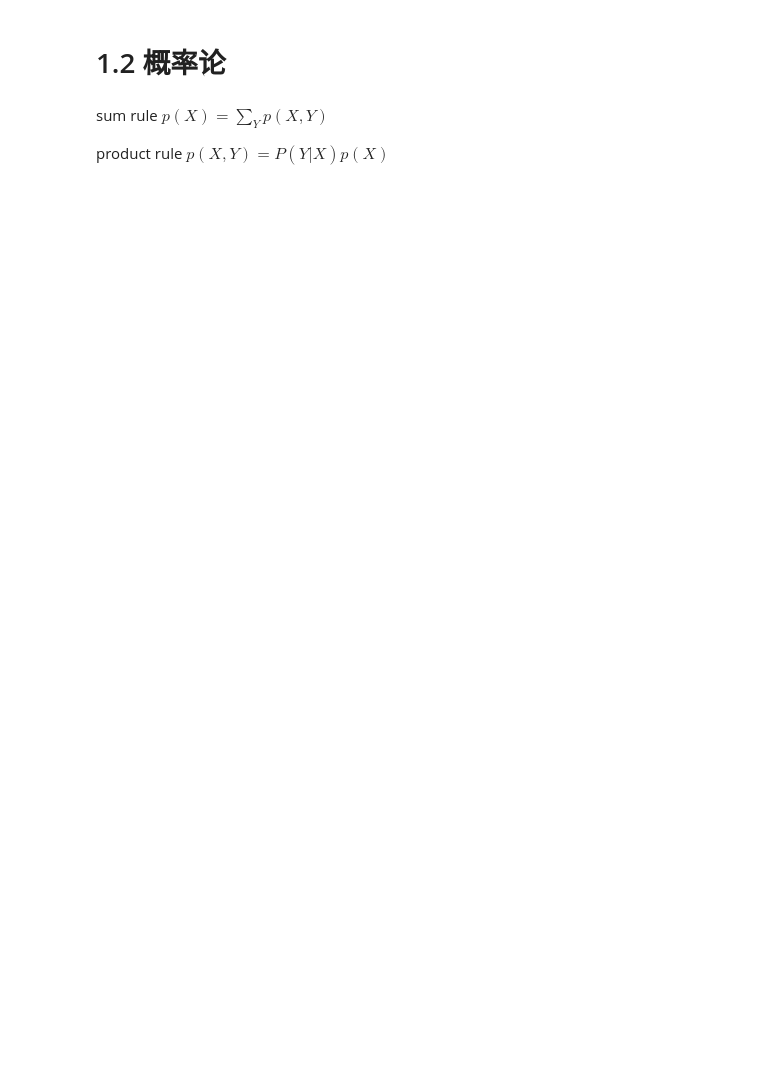
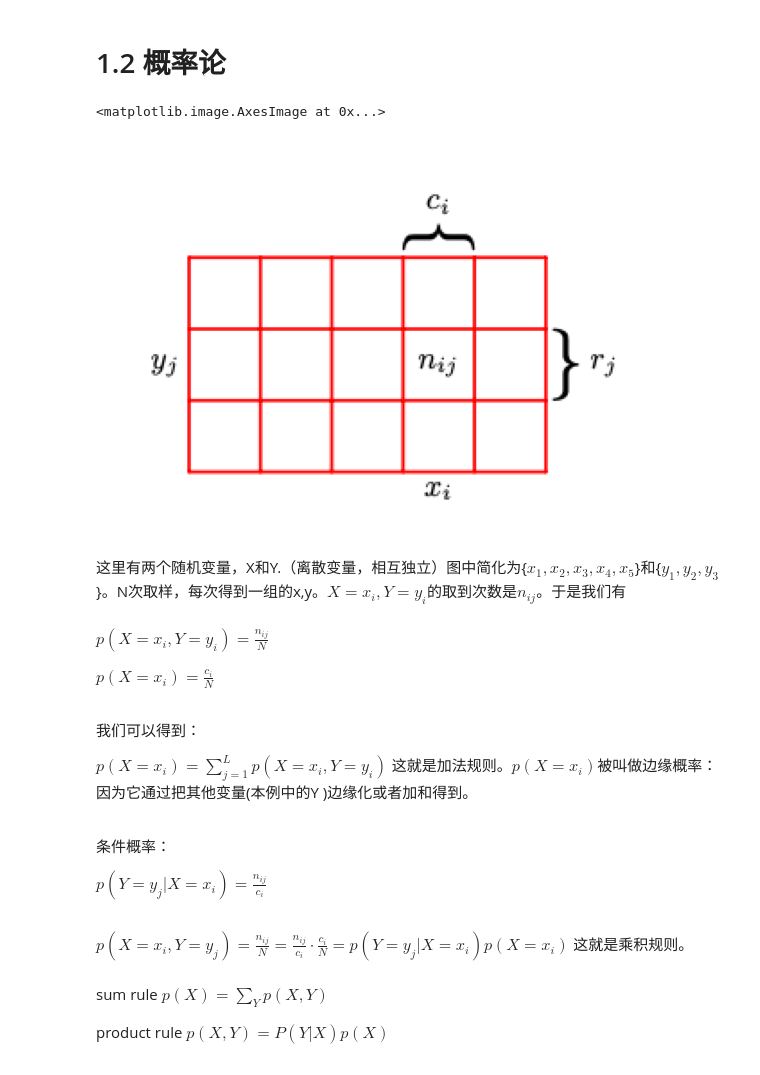
Before and after one commit to jiangyiqun233/PRML_learning, a Jupyter notebook: PRML_formula/1.绪论.ipynb, the cells around one changed output. Cells and saved outputs as stored; diff of their text form; code cells hidden in the pictures; blank space fills up the shorter version.

```diff
--- a/PRML_formula/1.绪论.ipynb
+++ b/PRML_formula/1.绪论.ipynb
@@ -140,5 +137,29 @@ plt.show()
 # %% [markdown]
 # 1.2 概率论
+# %%
+# 样本空间
+fig, ax = plt.subplots(figsize=(10, 10))
+d = plt.imread('./graph/1.2空间.png')
+plt.axis('off')
+ax.imshow(d)
+# %% [output]
+<matplotlib.image.AxesImage at 0x...>
+[figure, added]
+# %% [markdown]
+这里有两个随机变量，X和Y.（离散变量，相互独立）图中简化为{$x_1,x_2,x_3,x_4,x_5$}和{$y_1,y_2,y_3$}。N次取样，每次得到一组的x,y。$X=x_{i}, Y=y_{i}$的取到次数是$n_{ij}$。于是我们有
+# %% [markdown]
+$p\left(X=x_{i}, Y=y_{i}\right)=\frac{n_{i j}}{N} \tag{1.5}$ <p>
+$p\left(X=x_{i}\right)=\frac{c_{i}}{N} \tag{1.6}$<p>
+# %% [markdown]
+我们可以得到：<p>
+$p\left(X=x_{i}\right)=\sum_{j=1}^{L}p\left(X=x_{i}, Y=y_{i}\right) \tag{1.7}$
+这就是加法规则。$p\left(X=x_{i}\right)$被叫做边缘概率：因为它通过把其他变量(本例中的Y )边缘化或者加和得到。
+# %% [markdown]
+条件概率：<p>
+$p\left(Y=y_{j} | X=x_{i}\right)=\frac{n_{i j}}{c_i} \tag{1.8}$
+# %% [markdown]
+$p\left(X=x_{i}, Y=y_{j}\right)=\frac{n_{i j}}{N}=\frac{n_{i j}}{c_{i}} \cdot \frac{c_{i}}{N}=p\left(Y=y_{j} | X=x_{i}\right) p\left(X=x_{i}\right) \tag{1.9}$
+这就是乘积规则。
 # %% [markdown]
 sum rule $p(X)=\sum_{Y}p(X,Y) \tag{1.10}$ <p>
-product rule $p(X,Y)=P(Y|X)p(X) \tag{1.10}$
+product rule $p(X,Y)=P(Y|X)p(X) \tag{1.11}$
```
Also changed, not shown: parts of 5 cells of this notebook, 2 other files.
